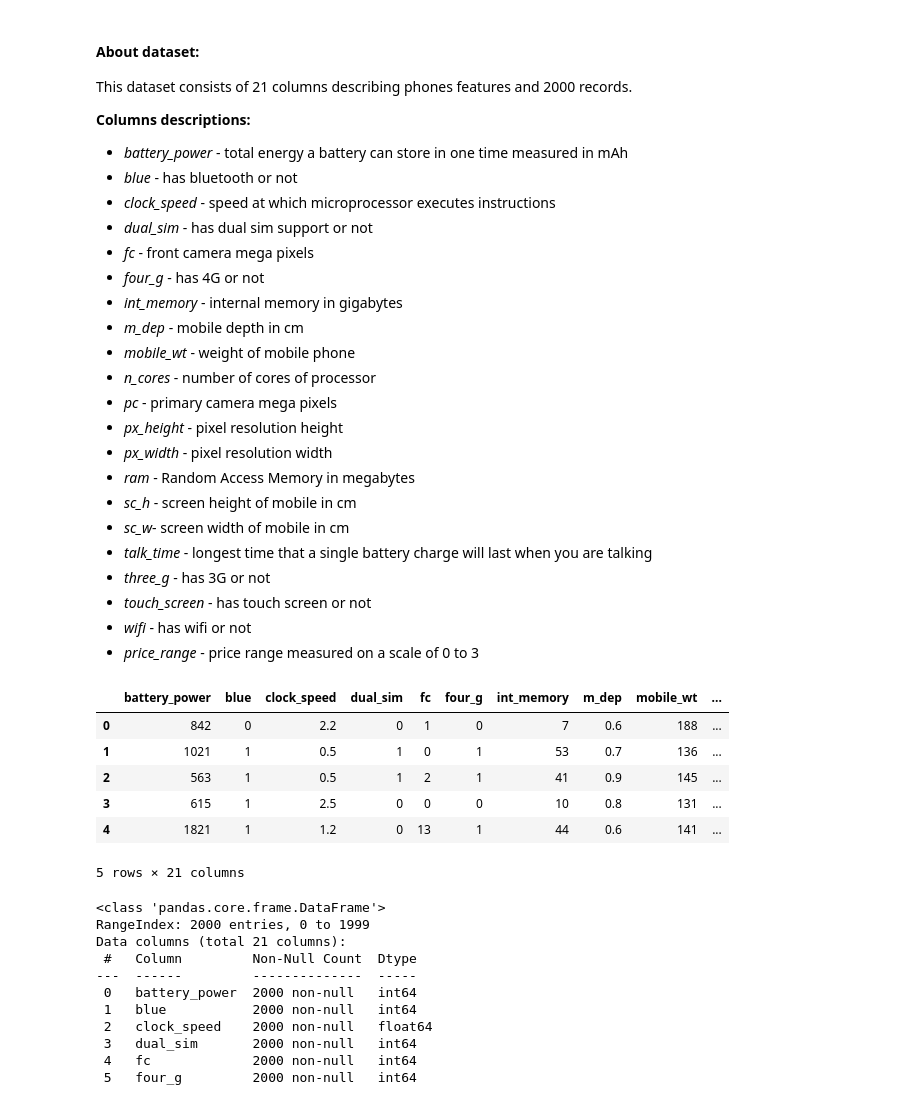
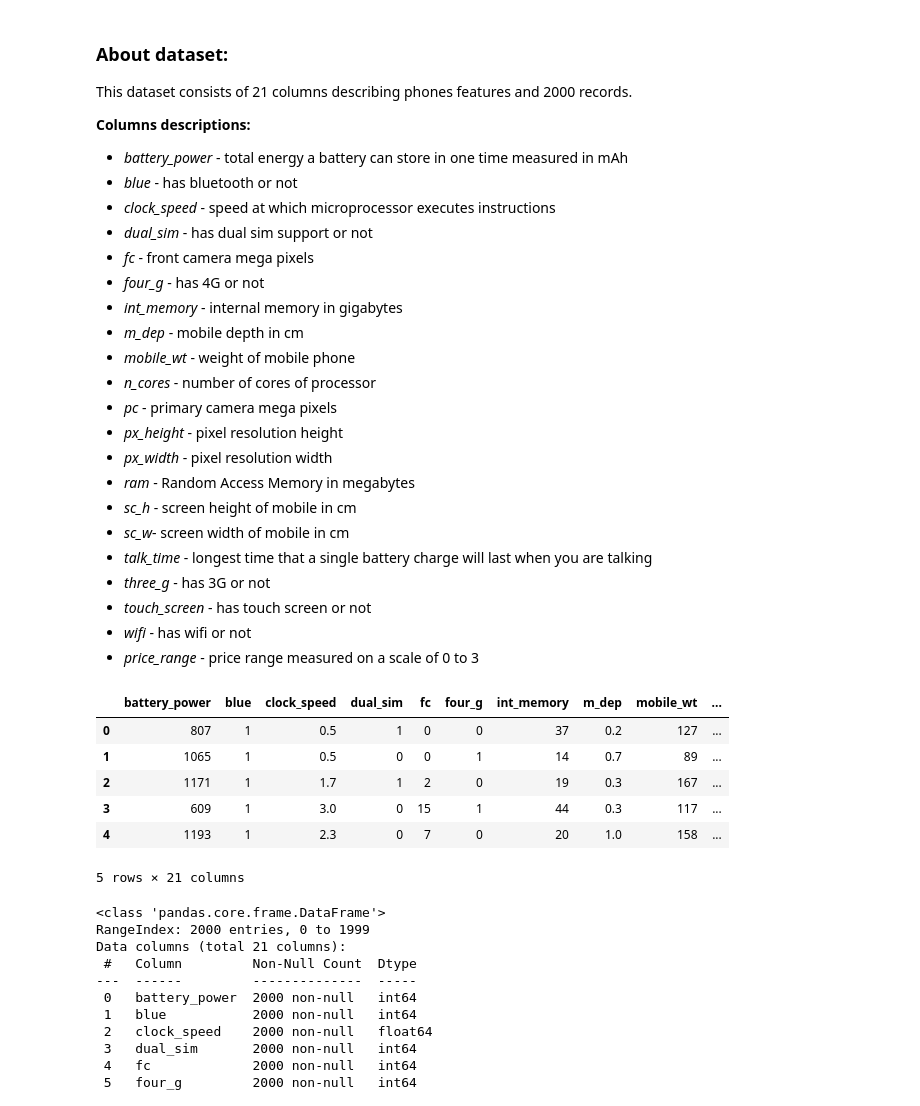
Before and after one commit to xxkaro/Phone-Prices-Classification, a Jupyter notebook: EDA/Karolina/EDA_K.ipynb, the cells around one changed output. Saved outputs shown, nothing was run; the diff lists cells and outputs as text; code cells hidden in the pictures.

```diff
--- a/EDA/Karolina/EDA_K.ipynb
+++ b/EDA/Karolina/EDA_K.ipynb
@@ -1,5 +1,5 @@
 # %% [markdown]
-#### About dataset:
+### About dataset:
 This dataset consists of 21 columns describing phones features and 2000 records.
 
 **Columns descriptions:**
@@ -35,19 +35,17 @@ warnings.filterwarnings('ignore')
 np.random.seed(23)
 # %%
 # loading data
-mobile_df = pd.read_csv('../Data/mobile.csv')
-
-# splitting the data into test set and training set
+mobile_df = pd.read_csv('../../Data/Data_modelling/mobile_modelling.csv')
 
 # let's see how our dataset looks
 mobile_df.head()
 # %% [output]
 |  | battery_power | blue | clock_speed | dual_sim | fc | four_g | int_memory | m_dep | mobile_wt | ... |
-| 0 | 842 | 0 | 2.2 | 0 | 1 | 0 | 7 | 0.6 | 188 | ... |
-| 1 | 1021 | 1 | 0.5 | 1 | 0 | 1 | 53 | 0.7 | 136 | ... |
-| 2 | 563 | 1 | 0.5 | 1 | 2 | 1 | 41 | 0.9 | 145 | ... |
-| 3 | 615 | 1 | 2.5 | 0 | 0 | 0 | 10 | 0.8 | 131 | ... |
-| 4 | 1821 | 1 | 1.2 | 0 | 13 | 1 | 44 | 0.6 | 141 | ... |
+| 0 | 807 | 1 | 0.5 | 1 | 0 | 0 | 37 | 0.2 | 127 | ... |
+| 1 | 1065 | 1 | 0.5 | 0 | 0 | 1 | 14 | 0.7 | 89 | ... |
+| 2 | 1171 | 1 | 1.7 | 1 | 2 | 0 | 19 | 0.3 | 167 | ... |
+| 3 | 609 | 1 | 3.0 | 0 | 15 | 1 | 44 | 0.3 | 117 | ... |
+| 4 | 1193 | 1 | 2.3 | 0 | 7 | 0 | 20 | 1.0 | 158 | ... |
 5 rows × 21 columns
 # %%
 mobile_df.info()
```
Also changed, not shown: parts of 8 cells of this notebook.
